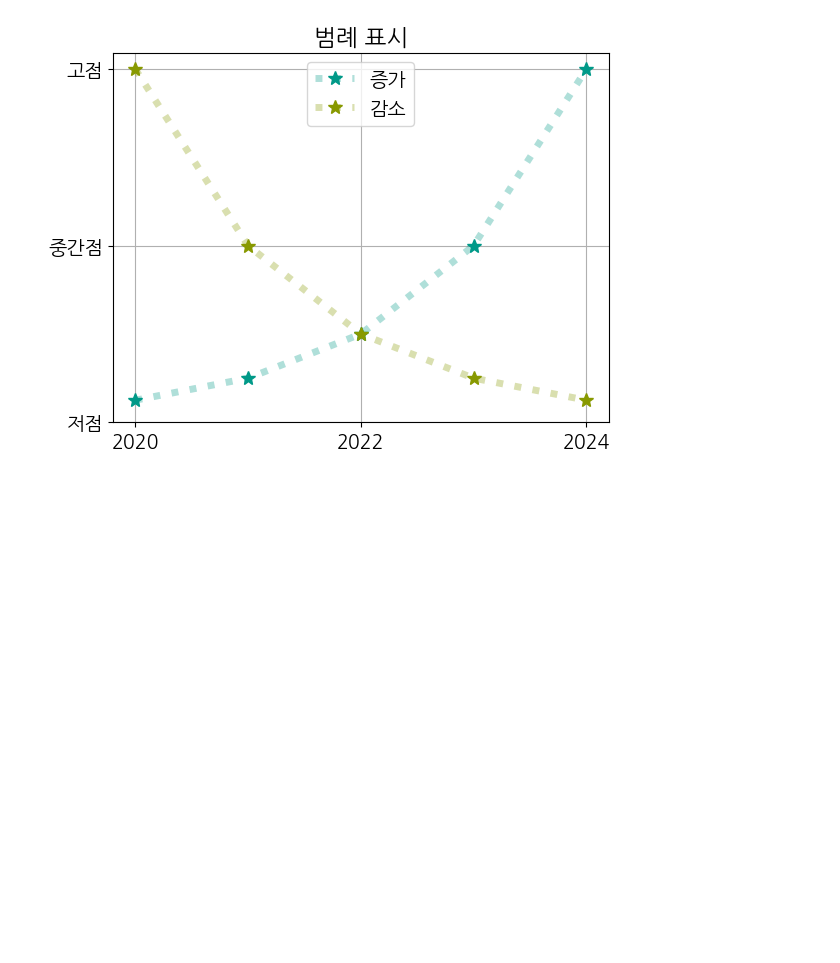
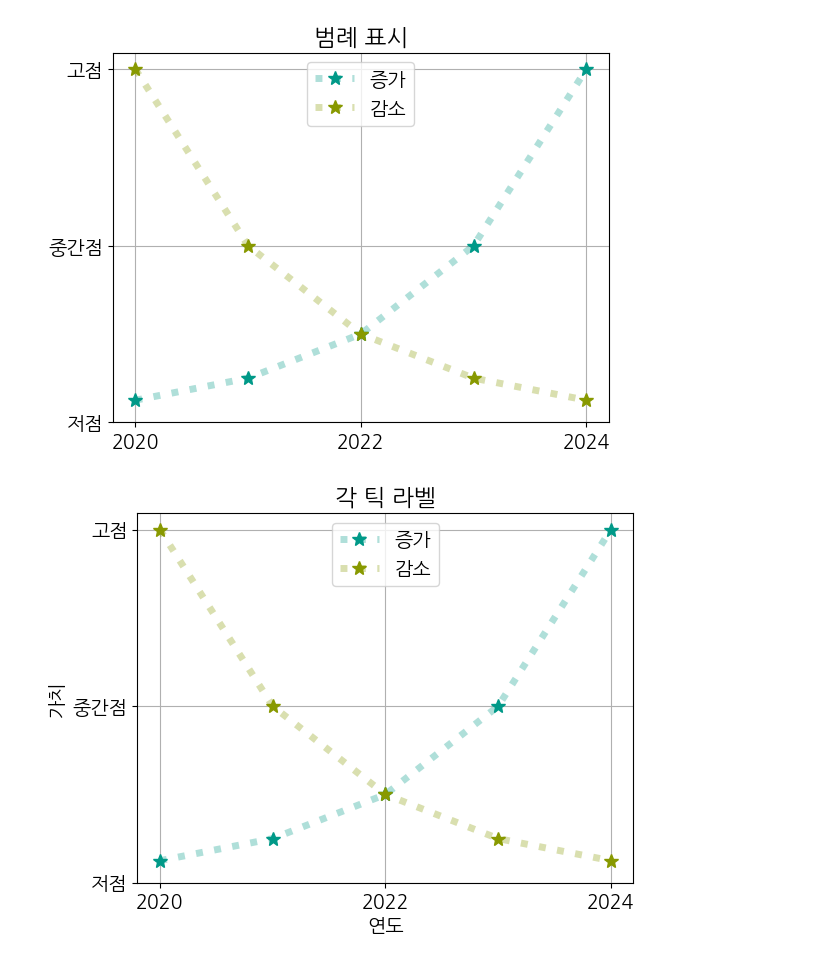
Before and after one commit to Anchansook/python-GB_20240709, a Jupyter notebook: visualize-data.ipynb, the cells around one changed output. Cells and saved outputs as stored; diff of their text form; code cells hidden in the pictures; blank space fills up the shorter version.

```diff
--- a/visualize-data.ipynb
+++ b/visualize-data.ipynb
@@ -163,13 +163,17 @@ plt.show()
 # %%
 # 각 틱 라벨
 # xlabel(), ylabel() 메서드로 x축, y축의 라벨을 표시할 수 있음
 plt.title('각 틱 라벨')
 plt.plot([2020, 2021, 2022, 2023, 2024], [1, 2, 4, 8, 16],
          c='#00998850', lw=5, ls=':', marker='*', ms=10, mfc='#009988', label='증가')
 plt.plot([2020, 2021, 2022, 2023, 2024], [16, 8, 4, 2, 1],
          c='#88990050', lw=5, ls=':', marker='*', ms=10, mfc='#889900', label='감소')
 plt.xticks([2020, 2022, 2024])
 plt.yticks([0, 8, 16], ['저점', '중간점', '고점'])
+plt.xlabel('연도')
+plt.ylabel('가치')
 plt.grid(True)
-plt.legend(loc=0)
+plt.legend(loc=9)
 plt.show()
+# %% [output]
+[figure, added]
```
Also changed, not shown: parts of 15 cells of this notebook.
